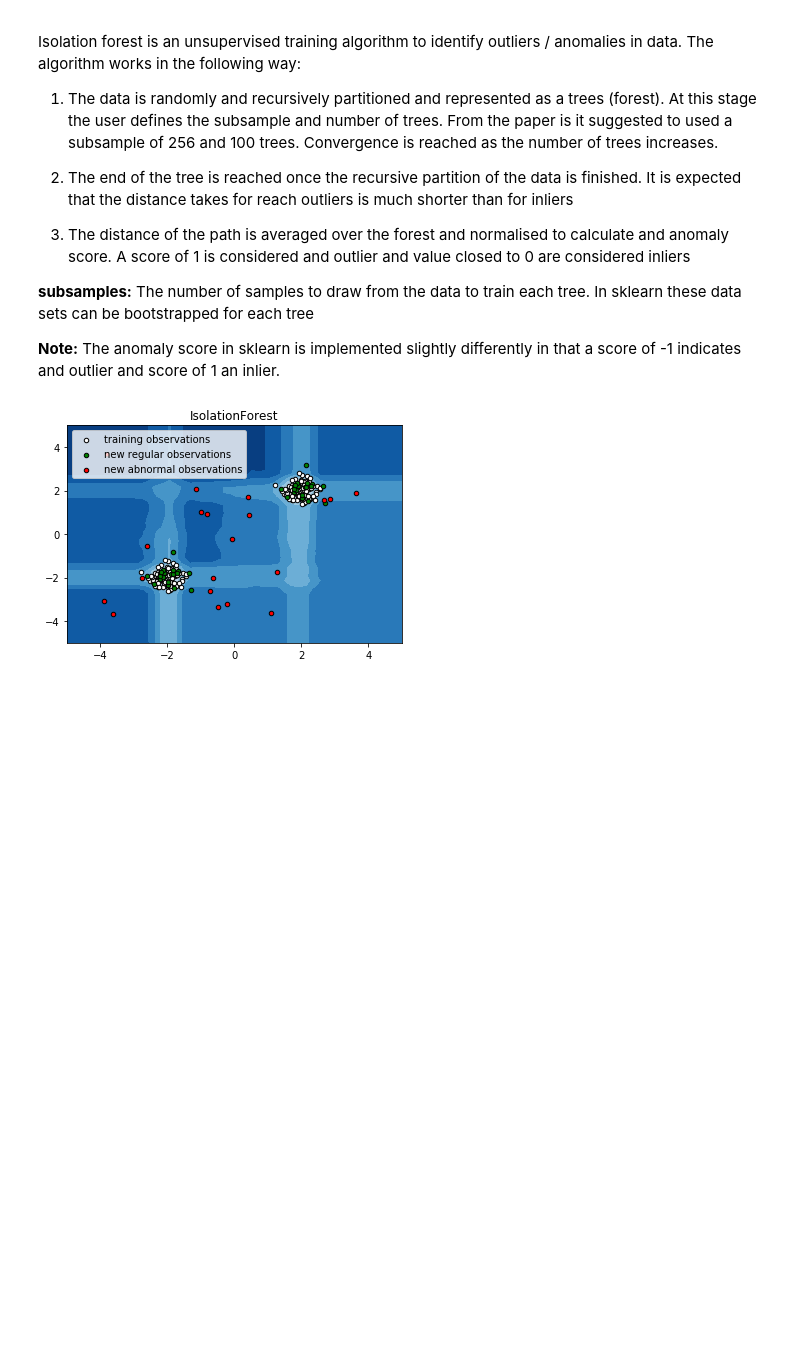
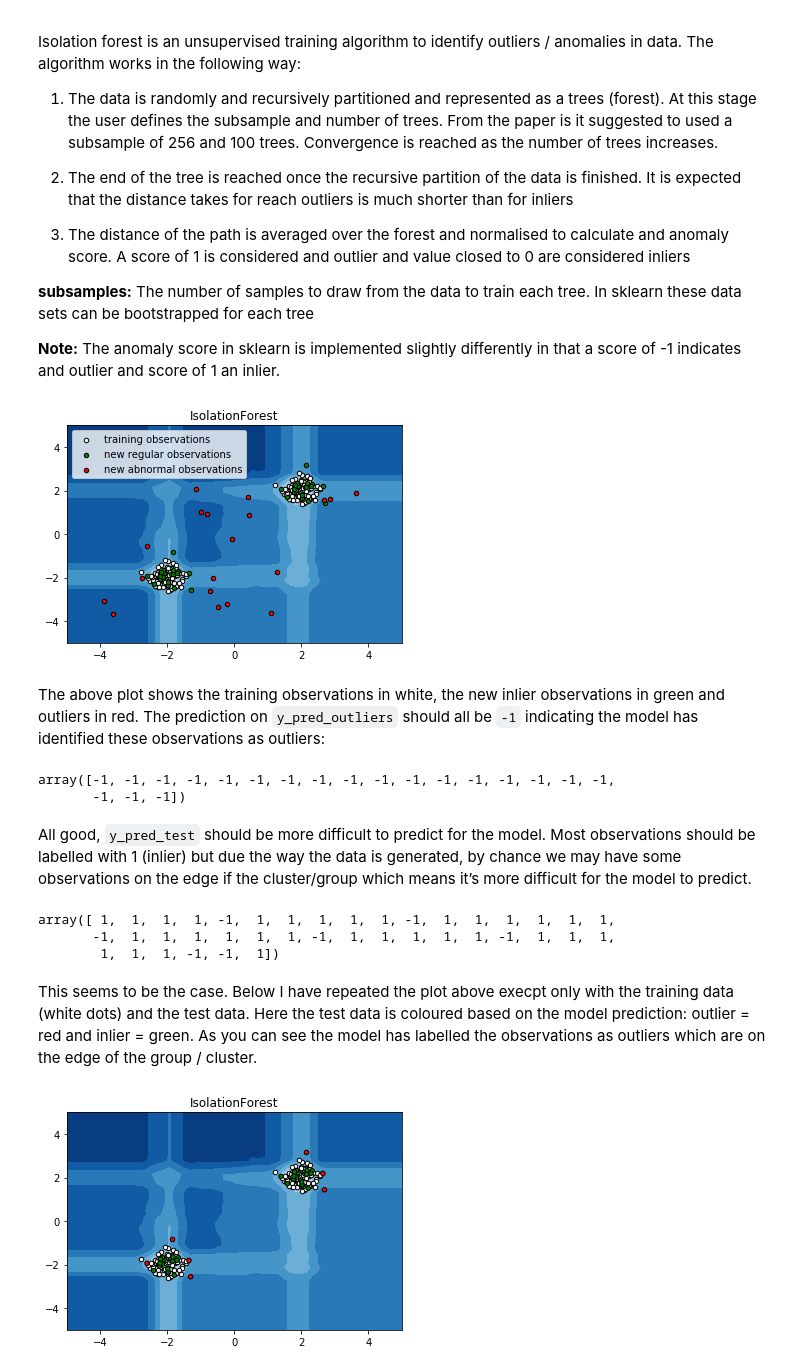
Before and after one commit to harpalsahota/DataScience, a Jupyter notebook: sklearn/anomaly_detection/isolation_forest.ipynb, the cells around one changed output. Cells and saved outputs as stored; diff of their text form; code cells hidden in the pictures; blank space fills up the shorter version.

```diff
--- a/sklearn/anomaly_detection/isolation_forest.ipynb
+++ b/sklearn/anomaly_detection/isolation_forest.ipynb
@@ -60,3 +60,39 @@ plt.legend([b1, b2, c],
 plt.show()
 # %% [output]
 [figure]
+# %% [markdown]
+The above plot shows the training observations in white, the new inlier observations in green and outliers in red. The prediction on `y_pred_outliers` should all be `-1` indicating the model has identified these observations as outliers:
+# %%
+y_pred_outliers
+# %% [output]
+array([-1, -1, -1, -1, -1, -1, -1, -1, -1, -1, -1, -1, -1, -1, -1, -1, -1,
+       -1, -1, -1])
+# %% [markdown]
+
+All good, `y_pred_test` should be more difficult to predict for the model. Most observations should be labelled with 1 (inlier) but due the way the data is generated, by chance we may have some observations on the edge if the cluster/group which means it’s more difficult for the model to predict.
+# %%
+y_pred_test
+# %% [output]
+array([ 1,  1,  1,  1, -1,  1,  1,  1,  1,  1, -1,  1,  1,  1,  1,  1,  1,
+       -1,  1,  1,  1,  1,  1,  1, -1,  1,  1,  1,  1,  1, -1,  1,  1,  1,
+        1,  1,  1, -1, -1,  1])
+# %% [markdown]
+This seems to be the case. Below I have repeated the plot above execpt only with the training data (white dots) and the test data. Here the test data is coloured based on the model prediction: outlier = red and inlier = green. As you can see the model has labelled the observations as outliers which are on the edge of the group / cluster.
+# %%
+xx, yy = np.meshgrid(np.linspace(-5, 5, 50), np.linspace(-5, 5, 50))
+Z = clf.decision_function(np.c_[xx.ravel(), yy.ravel()])
+Z = Z.reshape(xx.shape)
+
+plt.title("IsolationForest")
+plt.contourf(xx, yy, Z, cmap=plt.cm.Blues_r)
+
+b1 = plt.scatter(X_train[:, 0], X_train[:, 1], c='white',
+                 s=20, edgecolor='k')
+b2 = plt.scatter(X_test[:, 0], X_test[:, 1], c=['green' if i == 1 else 'red' for i in y_pred_test],
+                 s=20, edgecolor='k')
+plt.axis('tight')
+plt.xlim((-5, 5))
+plt.ylim((-5, 5))
+plt.show()
+# %% [output]
+[figure, added]
```
Also changed, not shown: parts of 5 cells of this notebook.
